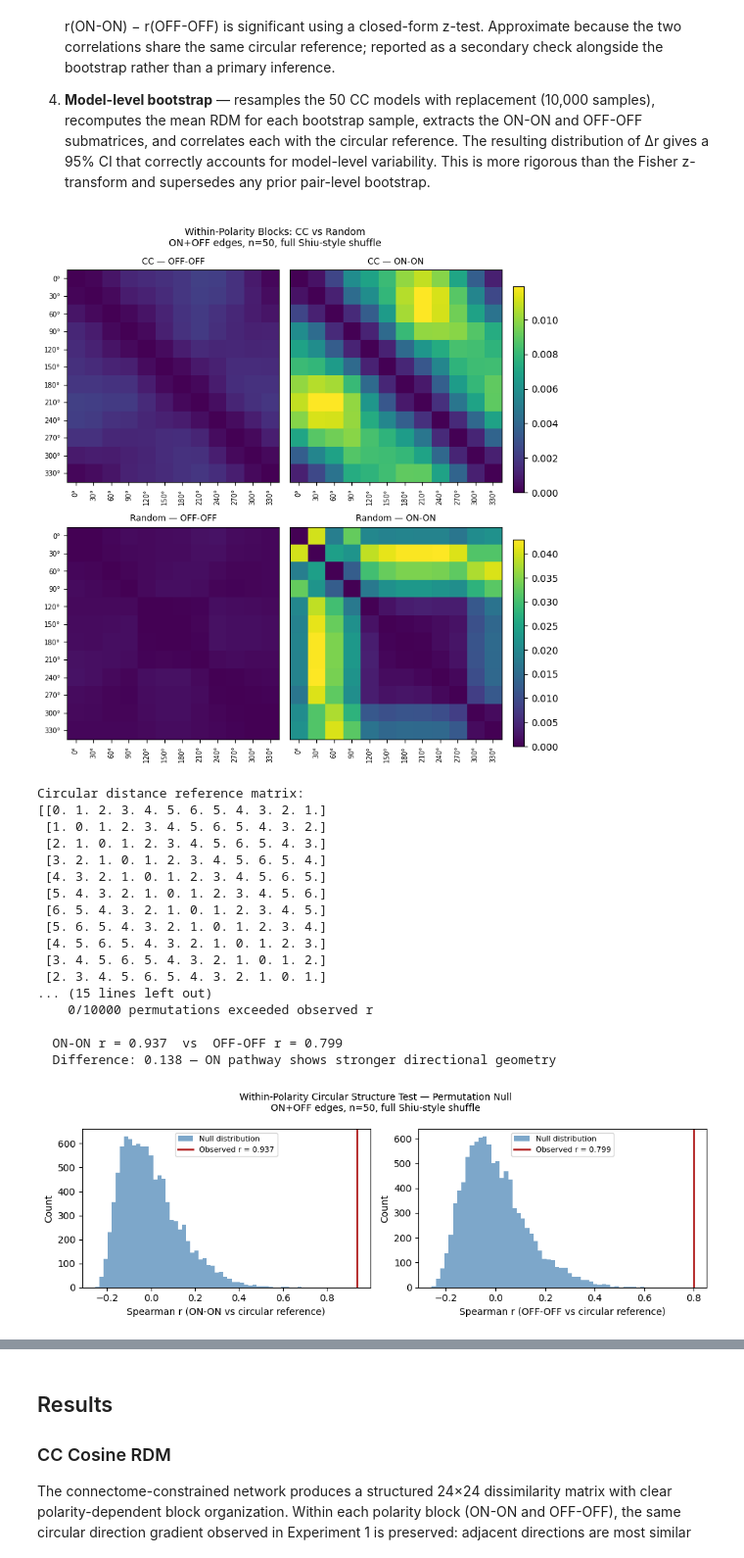
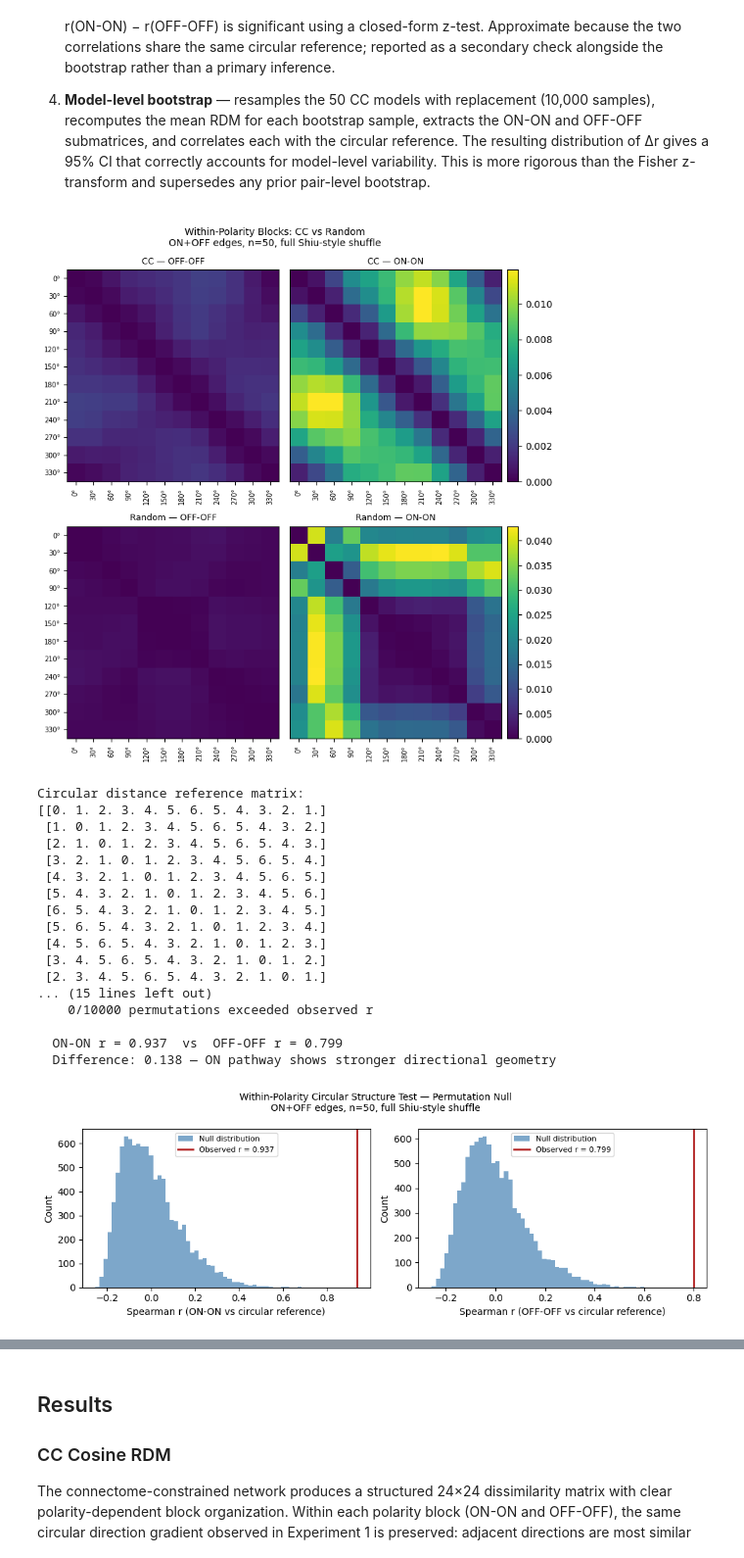
Before and after one commit to michaela10c/connectome-fidelity, a Jupyter notebook: notebooks/moving_edge_on_off.ipynb, the cells around one changed output, grey strips where cells are left out. Shown at 98% size. Saved outputs shown, nothing was run; the diff lists cells and outputs as text; code cells hidden in the pictures.

```diff
--- a/notebooks/moving_edge_on_off.ipynb
+++ b/notebooks/moving_edge_on_off.ipynb
@@ -915,7 +915,7 @@ the saved n=50 results file. It does not require re-running the experiment.
 #           bootstrap_on_off_asymmetry_50models_full_shiu.png
 
 # ── Load results ──────────────────────────────────────────────────────────────
-d = np.load("/content/results_exp2_50models_full_shiu.npz", allow_pickle=True)
+d = np.load("results_exp2_50models_full_shiu.npz", allow_pickle=True)
 cc_rdm = d["cc_rdm_cosine"]          # shape (24, 24) — mean CC cosine RDM
 cc_rdms_cosine = list(d["cc_rdms_cosine"])  # list of 50 individual 24×24 RDMs
 n_cc = len(cc_rdms_cosine)
@@ -980,8 +980,17 @@ for ax in [axes[0, 1], axes[1, 1]]:
     ax.set_yticks([])
 
 # Add colorbars in dedicated axes outside the plot area
-cax1 = fig.add_axes([0.93, 0.53, 0.02, 0.35])  # top row colorbar
-cax2 = fig.add_axes([0.93, 0.10, 0.02, 0.35])  # bottom row colorbar
+fig.canvas.draw()  # force layout computation
+
+# Get actual positions of the axes
+pos00 = axes[0, 0].get_position()  # top-left panel
+pos01 = axes[0, 1].get_position()  # top-right panel
+pos10 = axes[1, 0].get_position()  # bottom-left panel
+pos11 = axes[1, 1].get_position()  # bottom-right panel
+
+# Place colorbars aligned to the right edge of column 1 and vertically matching each row
+cax1 = fig.add_axes([pos01.x1 + 0.01, pos01.y0, 0.02, pos01.height])
+cax2 = fig.add_axes([pos11.x1 + 0.01, pos11.y0, 0.02, pos11.height])
 fig.colorbar(ims[0], cax=cax1)
 fig.colorbar(ims[2], cax=cax2)
 
@@ -1143,34 +1152,34 @@ p_boot = np.mean(delta_r_boot <= 0)  # one-sided: proportion where ON <= OFF
 
 print(f"\n  Observed Δr = {r_on - r_off:.3f}")
 print(f"  Bootstrap mean Δr = {delta_r_boot.mean():.3f} ± {delta_r_boot.std():.3f}")
 print(f"  95% CI: [{ci_95[0]:.3f}, {ci_95[1]:.3f}]")
 print(f"  99% CI: [{ci_99[0]:.3f}, {ci_99[1]:.3f}]")
 print(f"  p (one-sided, ON <= OFF): {p_boot:.4f}")
 print(f"\n  Interpretation: "
       f"{'CI excludes zero — ON/OFF asymmetry is significant at 95% level' if ci_95[0] > 0 else 'CI includes zero — asymmetry not significant at 95% level'}")
 
 # Plot bootstrap distribution
 fig, ax = plt.subplots(figsize=(7, 4))
 ax.hist(delta_r_boot, bins=60, color="steelblue", alpha=0.7,
         label="Bootstrap Δr distribution")
 ax.axvline(r_on - r_off, color="firebrick", linewidth=2,
            label=f"Observed Δr = {r_on - r_off:.3f}")
 ax.axvline(ci_95[0], color="darkorange", linewidth=1.5, linestyle="--",
            label=f"95% CI [{ci_95[0]:.3f}, {ci_95[1]:.3f}]")
 ax.axvline(ci_95[1], color="darkorange", linewidth=1.5, linestyle="--")
 ax.axvline(0, color="black", linewidth=1, linestyle=":",
            label="Δr = 0 (no difference)")
 ax.set_xlabel("Δr (ON-ON minus OFF-OFF circular structure)")
 ax.set_ylabel("Count")
 ax.set_title("Bootstrap Distribution of ON/OFF Circular Structure Asymmetry\n"
              "ON+OFF edges, n=50 models, full Shiu-style shuffle", fontsize=10)
 ax.legend(fontsize=8)
 plt.tight_layout()
 plt.savefig("bootstrap_on_off_asymmetry_50models_full_shiu.png",
             dpi=150, bbox_inches="tight")
 plt.show()
 # %% [output]
-[figure, old version]
+[figure, new version]
 Circular distance reference matrix:
 [[0. 1. 2. 3. 4. 5. 6. 5. 4. 3. 2. 1.]
  [1. 0. 1. 2. 3. 4. 5. 6. 5. 4. 3. 2.]
```
Also changed, not shown: 2 other files.
